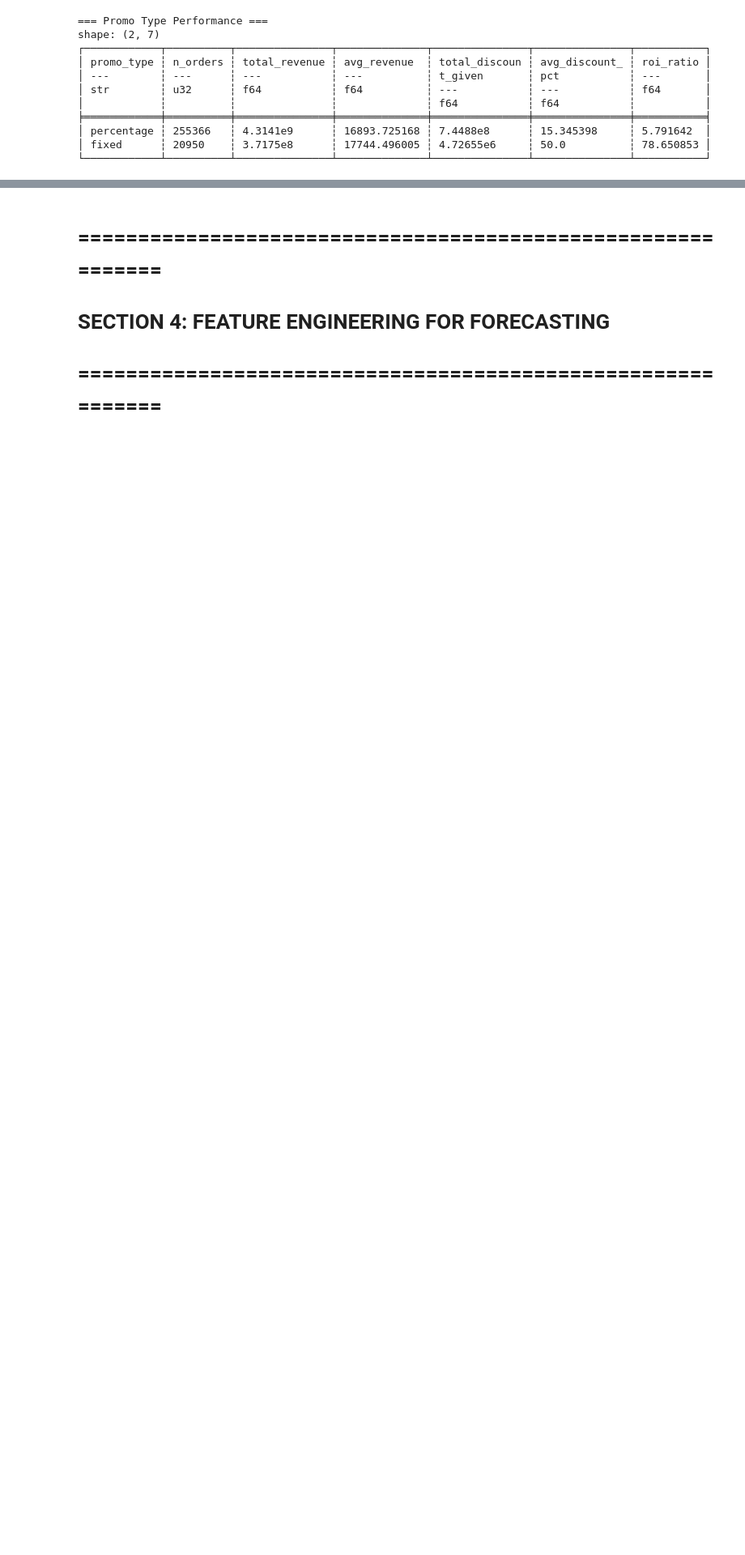
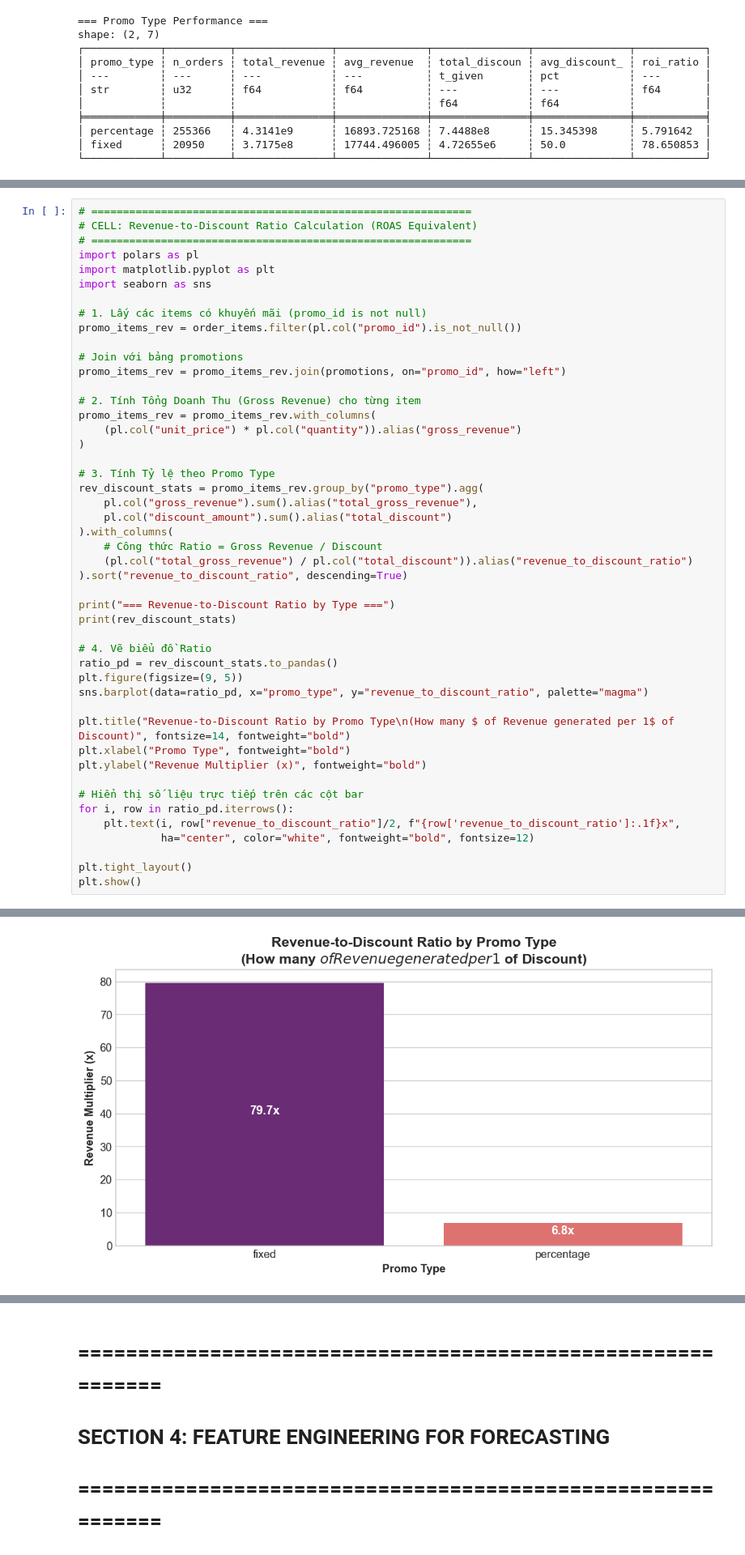
Before and after one commit to khanhnq35/Datathon_Outliers, a Jupyter notebook: notebooks/03_promo_eda.ipynb, the cells around one changed output, grey strips where cells are left out. Shown at 81% size. Saved outputs shown, nothing was run; the diff lists cells and outputs as text; blank space fills up the shorter version.

```diff
--- a/notebooks/03_promo_eda.ipynb
+++ b/notebooks/03_promo_eda.ipynb
@@ -574,0 +577,48 @@ shape: (2, 4)
+# %%
+# ============================================================
+# CELL: Revenue-to-Discount Ratio Calculation (ROAS Equivalent)
+# ============================================================
+import polars as pl
+import matplotlib.pyplot as plt
+import seaborn as sns
+
+# 1. Lấy các items có khuyến mãi (promo_id is not null)
+promo_items_rev = order_items.filter(pl.col("promo_id").is_not_null())
+
+# Join với bảng promotions
+promo_items_rev = promo_items_rev.join(promotions, on="promo_id", how="left")
+
+# 2. Tính Tổng Doanh Thu (Gross Revenue) cho từng item
+promo_items_rev = promo_items_rev.with_columns(
+    (pl.col("unit_price") * pl.col("quantity")).alias("gross_revenue")
+)
+
+# 3. Tính Tỷ lệ theo Promo Type
+rev_discount_stats = promo_items_rev.group_by("promo_type").agg(
+    pl.col("gross_revenue").sum().alias("total_gross_revenue"),
+    pl.col("discount_amount").sum().alias("total_discount")
+).with_columns(
+    # Công thức Ratio = Gross Revenue / Discount
+    (pl.col("total_gross_revenue") / pl.col("total_discount")).alias("revenue_to_discount_ratio")
+).sort("revenue_to_discount_ratio", descending=True)
+
+print("=== Revenue-to-Discount Ratio by Type ===")
+print(rev_discount_stats)
+
+# 4. Vẽ biểu đồ Ratio
+ratio_pd = rev_discount_stats.to_pandas()
+plt.figure(figsize=(9, 5))
+sns.barplot(data=ratio_pd, x="promo_type", y="revenue_to_discount_ratio", palette="magma")
+
+plt.title("Revenue-to-Discount Ratio by Promo Type\n(How many $ of Revenue generated per 1$ of Discount)", fontsize=14, fontweight="bold")
+plt.xlabel("Promo Type", fontweight="bold")
+plt.ylabel("Revenue Multiplier (x)", fontweight="bold")
+
+# Hiển thị số liệu trực tiếp trên các cột bar
+for i, row in ratio_pd.iterrows():
+    plt.text(i, row["revenue_to_discount_ratio"]/2, f"{row['revenue_to_discount_ratio']:.1f}x",
+             ha="center", color="white", fontweight="bold", fontsize=12)
+
+plt.tight_layout()
+plt.show()
+# %% [output]
@@ -575,3 +635,4 @@ shape: (2, 4)
+[figure, added]
 # %%
 # ============================================================
 # CELL 17: 3.4 — Promotion Effectiveness Over Time (Bonus)
```
Also changed, not shown: parts of 2 cells of this notebook, 2 other files.
